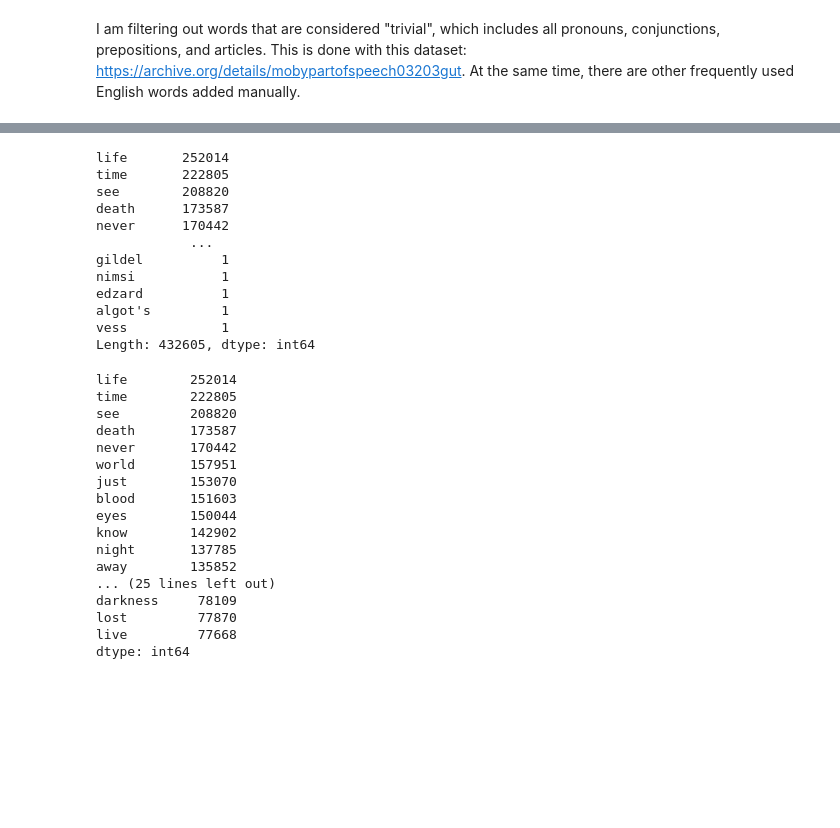
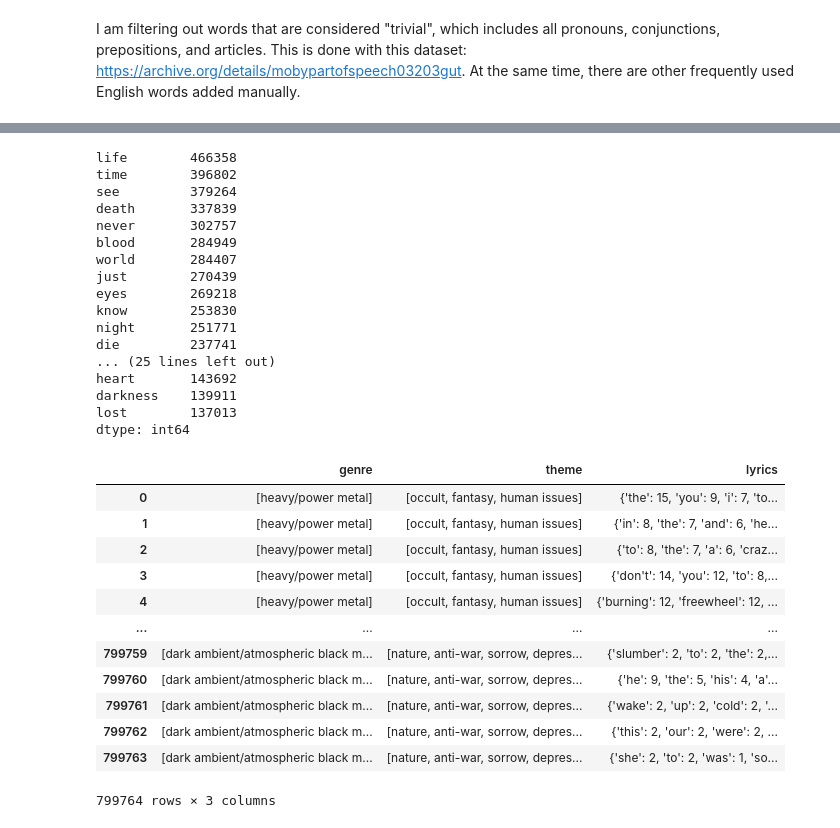
Before and after one commit to theta-lin/stats_102_final, a Jupyter notebook: lyrics_analysis.ipynb, the cells around one changed output, grey strips where cells are left out. Saved outputs shown, nothing was run; the diff lists cells and outputs as text; code cells hidden in the pictures; blank space fills up the shorter version.

Commit message:
Add genre, theme, and lyrics tokenization

```diff
--- a/lyrics_analysis.ipynb
+++ b/lyrics_analysis.ipynb
@@ -26,3 +26,7 @@ songs
 | 451590 | https://www.metal-archives.com/ba... | 폐허 | 흉가 | Full-length | 흉가에 얽힌 이야기 Part III / The Tale fr... | 2213273 | Beauty was this hill\r\nfilled wi... |
 | 451591 | https://www.metal-archives.com/ba... | 폐허 | 흉가 | Full-length | 흉가의 끝 / The End of Ruins | 2213276 | she was so cold\r\nand alone.\r\n... |
 451592 rows × 7 columns
+# %%
+bands = pd.read_csv('data/ma_bands_data.csv', index_col=0)
+songs = pd.merge(bands, songs, left_on='name', right_on='band_name')
+songs
@@ -131,36 +134,45 @@ Length: 34343318, dtype: object
 # %%
 nontriv_counts = nontriv.value_counts()
-nontriv_counts
+nontriv_counts.nlargest(40)
 # %% [output]
-life       252014
-time       222805
-see        208820
-death      173587
-never      170442
-            ...
-gildel          1
-nimsi           1
-edzard          1
-algot's         1
-vess            1
-Length: 432605, dtype: int64
+life        466358
+time        396802
+see         379264
+death       337839
+never       302757
+blood       284949
+world       284407
+just        270439
+eyes        269218
+know        253830
+night       251771
+die         237741
+... (25 lines left out)
+heart       143692
+darkness    139911
+lost        137013
+dtype: int64
-# %%
-nontriv_counts.nlargest(40)
-# %% [output]
-life        252014
-time        222805
-see         208820
-death       173587
-never       170442
-world       157951
-just        153070
-blood       151603
-eyes        150044
-know        142902
-night       137785
-away        135852
-... (25 lines left out)
-darkness     78109
-lost         77870
-live         77668
-dtype: int64
+# %%
+# genre, theme, lyrics
+gtl = pd.DataFrame()
+gtl['genre'] = songs['genre'].str.lower().str.findall("[a-z][a-z-/\s]*[a-z]")
+gtl['theme'] = songs['theme'].str.lower().str.findall("[a-z][a-z-/\s]*[a-z]")
+gtl['lyrics'] = songs['lyrics'].str.lower().str.findall("[a-z][a-z'-]*")
+# %%
+gtl['lyrics'] = gtl['lyrics'].apply(lambda x: dict(pd.Series(x, dtype='object').value_counts()))
+# %%
+gtl
+# %% [output]
+|  | genre | theme | lyrics |
+| 0 | [heavy/power metal] | [occult, fantasy, human issues] | {'the': 15, 'you': 9, 'i': 7, 'to... |
+| 1 | [heavy/power metal] | [occult, fantasy, human issues] | {'in': 8, 'the': 7, 'and': 6, 'he... |
+| 2 | [heavy/power metal] | [occult, fantasy, human issues] | {'to': 8, 'the': 7, 'a': 6, 'craz... |
+| 3 | [heavy/power metal] | [occult, fantasy, human issues] | {'don't': 14, 'you': 12, 'to': 8,... |
+| 4 | [heavy/power metal] | [occult, fantasy, human issues] | {'burning': 12, 'freewheel': 12, ... |
+| ... | ... | ... | ... |
+| 799759 | [dark ambient/atmospheric black m... | [nature, anti-war, sorrow, depres... | {'slumber': 2, 'to': 2, 'the': 2,... |
+| 799760 | [dark ambient/atmospheric black m... | [nature, anti-war, sorrow, depres... | {'he': 9, 'the': 5, 'his': 4, 'a'... |
+| 799761 | [dark ambient/atmospheric black m... | [nature, anti-war, sorrow, depres... | {'wake': 2, 'up': 2, 'cold': 2, '... |
+| 799762 | [dark ambient/atmospheric black m... | [nature, anti-war, sorrow, depres... | {'this': 2, 'our': 2, 'were': 2, ... |
+| 799763 | [dark ambient/atmospheric black m... | [nature, anti-war, sorrow, depres... | {'she': 2, 'to': 2, 'was': 1, 'so... |
+799764 rows × 3 columns
```
Also changed, not shown: parts of 5 cells of this notebook.
